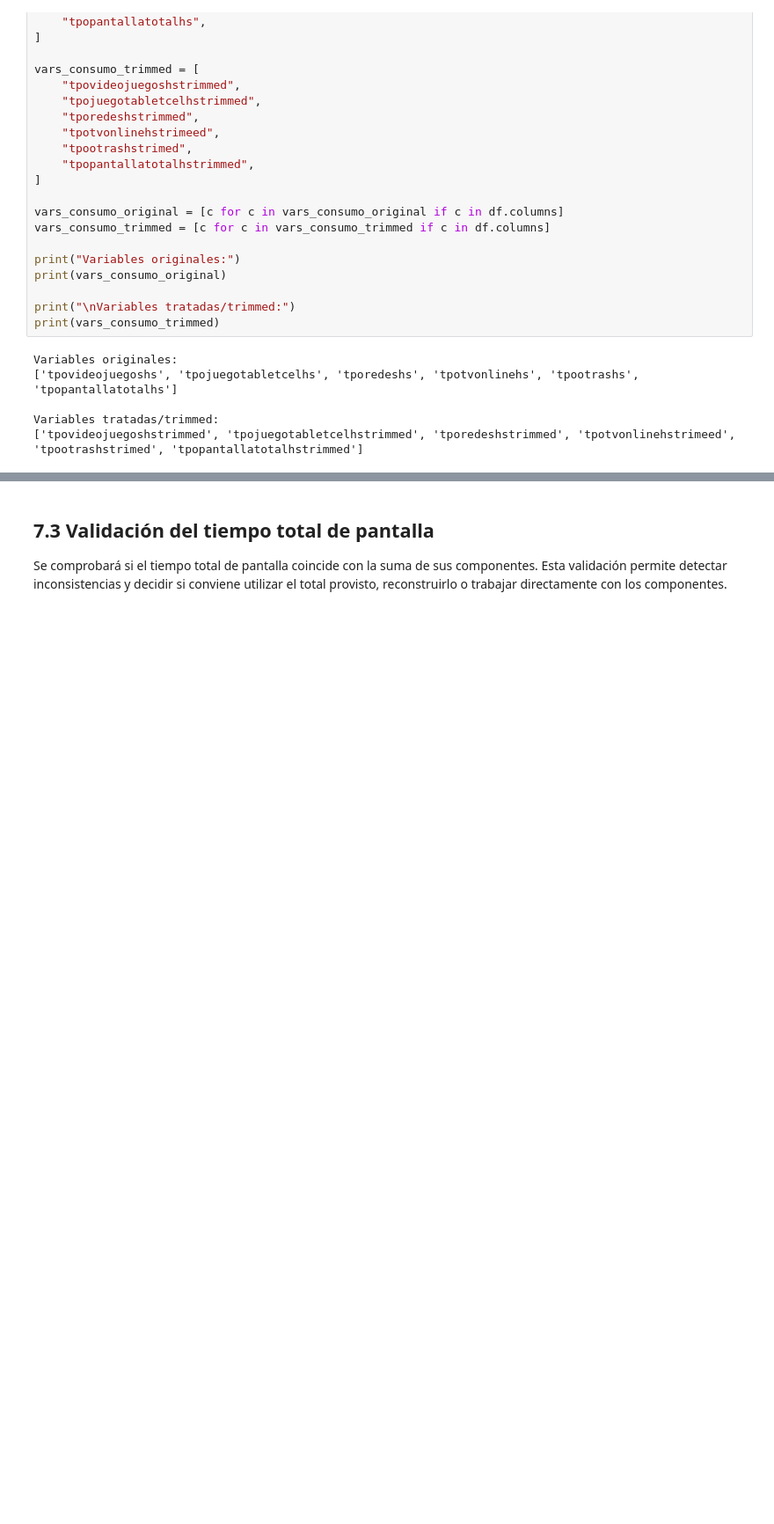
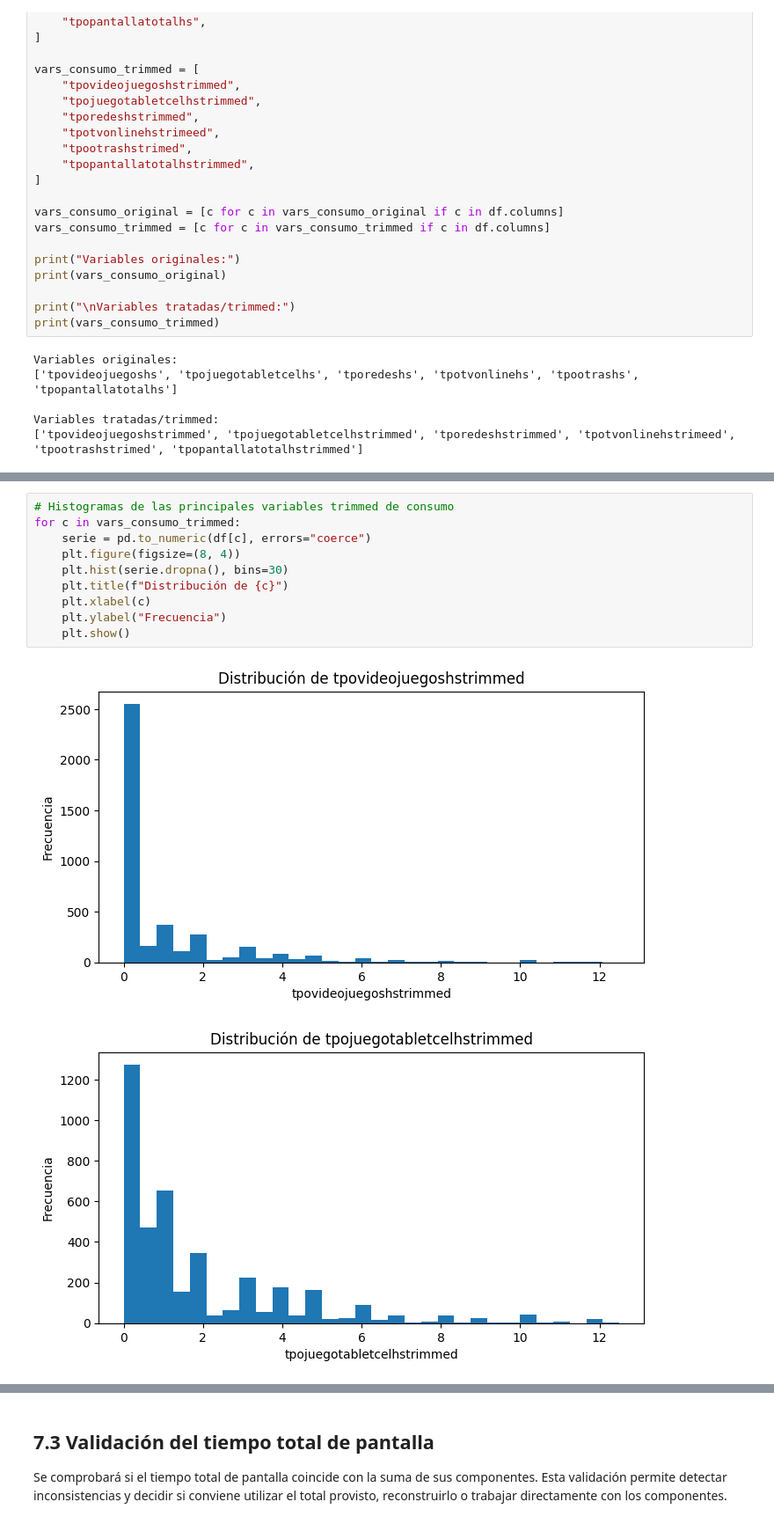
Before and after one commit to ChronosXV/Aprendizaje-Automatico, a Jupyter notebook: EDA_Consumo_Digital_Adolescentes.ipynb, the cells around one changed output, grey strips where cells are left out. Shown at 88% size. Drawn from its saved outputs; the diff is of its cells as text; blank space fills up the shorter version.

```diff
--- a/EDA_Consumo_Digital_Adolescentes.ipynb
+++ b/EDA_Consumo_Digital_Adolescentes.ipynb
@@ -745,3 +714,16 @@ for c in vars_consumo_original:
 [figure]
 [figure]
 [figure]
+# %%
+# Histogramas de las principales variables trimmed de consumo
+for c in vars_consumo_trimmed:
+    serie = pd.to_numeric(df[c], errors="coerce")
+    plt.figure(figsize=(8, 4))
+    plt.hist(serie.dropna(), bins=30)
+    plt.title(f"Distribución de {c}")
+    plt.xlabel(c)
+    plt.ylabel("Frecuencia")
+    plt.show()
+# %% [output]
+[figure, added]
+[figure, added]
```
Also changed, not shown: parts of 57 cells of this notebook.
